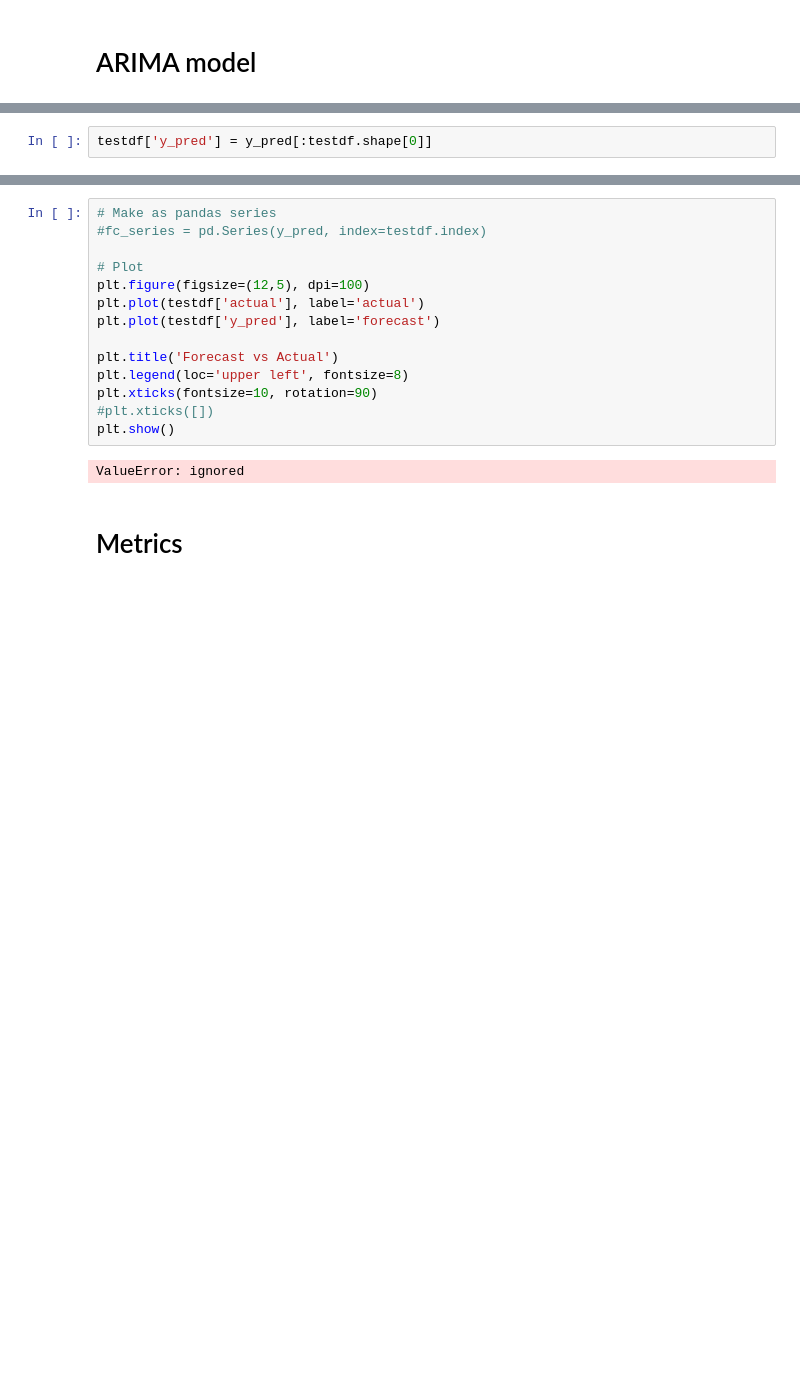
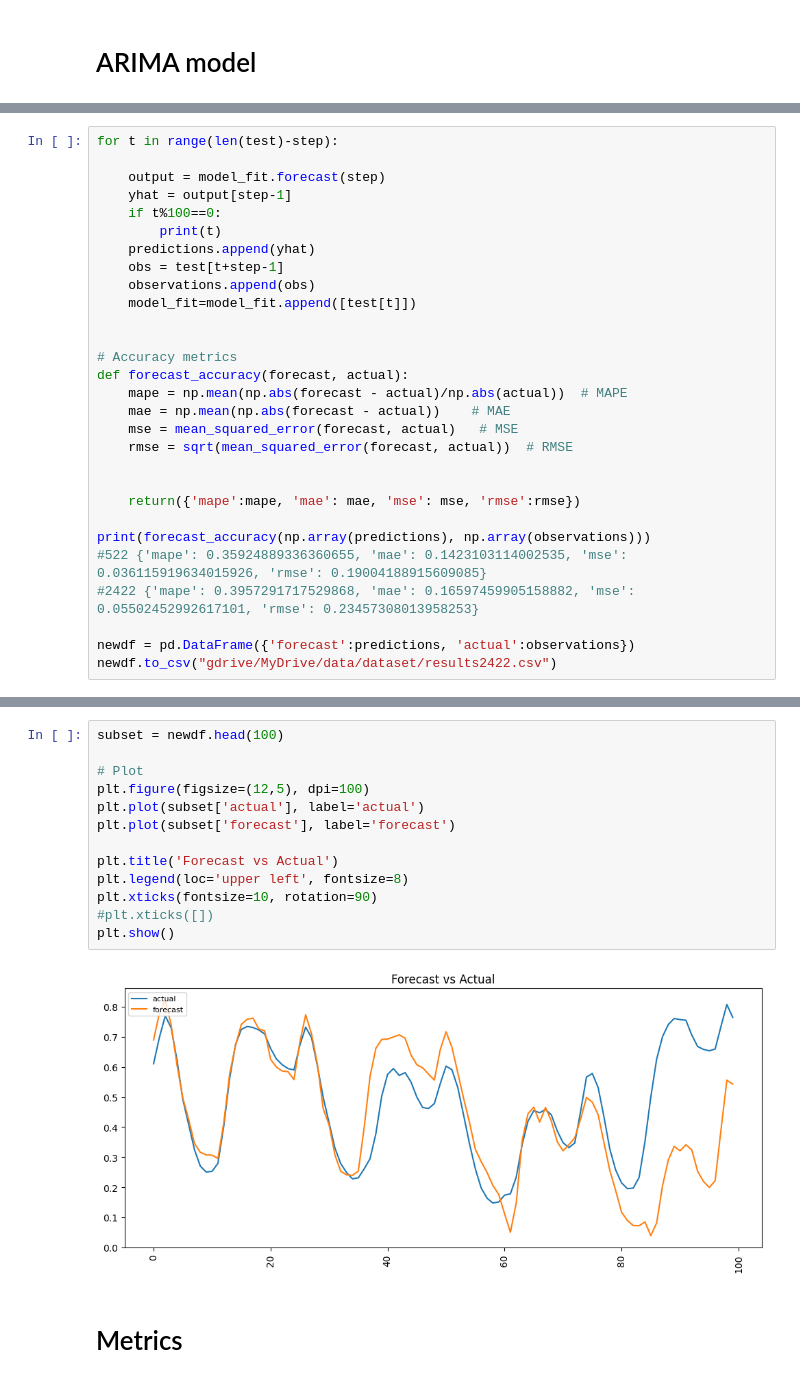
Before and after one commit to mcmaniou/Energy-Demand-Forecasting, a Jupyter notebook: code/arima.ipynb, the cells around one changed output, grey strips where cells are left out. Cells and saved outputs as stored; diff of their text form; blank space fills up the shorter version.

```diff
--- a/code/arima.ipynb
+++ b/code/arima.ipynb
@@ -184,2 +203,0 @@ len(y_pred)
-# %%
-testdf['y_pred'] = y_pred[:testdf.shape[0]]
@@ -185,0 +228,29 @@ testdf['y_pred'] = y_pred[:testdf.shape[0]]
+# %%
+for t in range(len(test)-step):
+
+    output = model_fit.forecast(step)
+    yhat = output[step-1]
+    if t%100==0:
+        print(t)
+    predictions.append(yhat)
+    obs = test[t+step-1]
+    observations.append(obs)
+    model_fit=model_fit.append([test[t]])
+
+
+# Accuracy metrics
+def forecast_accuracy(forecast, actual):
+    mape = np.mean(np.abs(forecast - actual)/np.abs(actual))  # MAPE
+    mae = np.mean(np.abs(forecast - actual))    # MAE
+    mse = mean_squared_error(forecast, actual)   # MSE
+    rmse = sqrt(mean_squared_error(forecast, actual))  # RMSE
+
+
+    return({'mape':mape, 'mae': mae, 'mse': mse, 'rmse':rmse})
+
+print(forecast_accuracy(np.array(predictions), np.array(observations)))
+#522 {'mape': 0.35924889336360655, 'mae': 0.1423103114002535, 'mse': 0.036115919634015926, 'rmse': 0.19004188915609085}
+#2422 {'mape': 0.3957291717529868, 'mae': 0.16597459905158882, 'mse': 0.05502452992617101, 'rmse': 0.23457308013958253}
+
+newdf = pd.DataFrame({'forecast':predictions, 'actual':observations})
+newdf.to_csv("gdrive/MyDrive/data/dataset/results2422.csv")
@@ -188,18 +281,17 @@ testdf.to_csv("gdrive/MyDrive/data/dataset/results.csv")
 # %%
-# Make as pandas series
-#fc_series = pd.Series(y_pred, index=testdf.index)
+subset = newdf.head(100)
 
 # Plot
 plt.figure(figsize=(12,5), dpi=100)
-plt.plot(testdf['actual'], label='actual')
-plt.plot(testdf['y_pred'], label='forecast')
+plt.plot(subset['actual'], label='actual')
+plt.plot(subset['forecast'], label='forecast')
 
 plt.title('Forecast vs Actual')
 plt.legend(loc='upper left', fontsize=8)
 plt.xticks(fontsize=10, rotation=90)
 #plt.xticks([])
 plt.show()
 # %% [output]
-ValueError: ignored
+[figure, added]
 # %% [markdown]
 # Metrics
```
Also changed, not shown: parts of 23 cells of this notebook.
